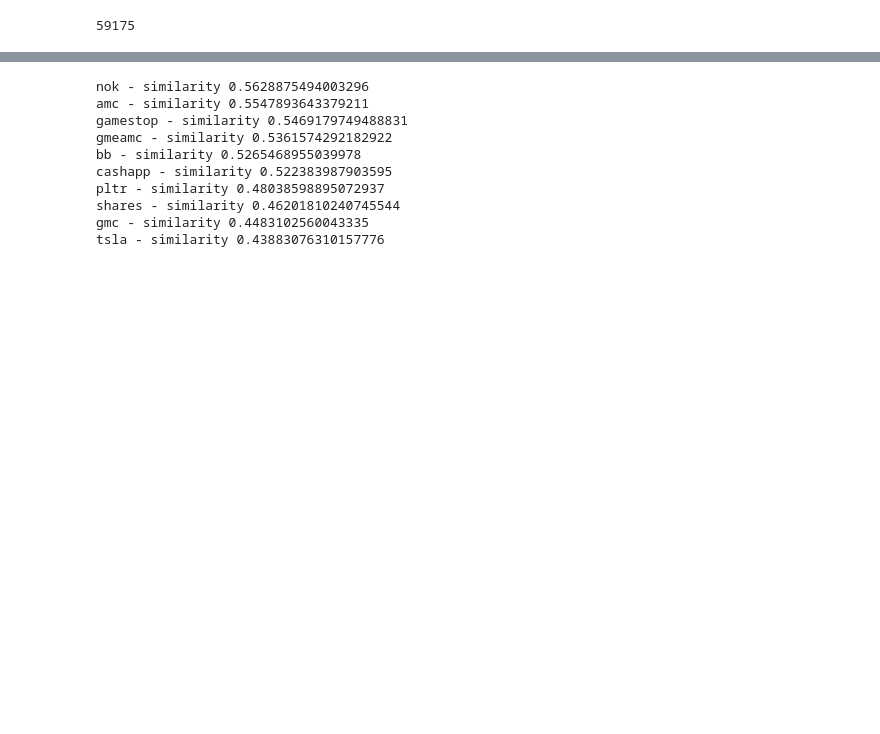
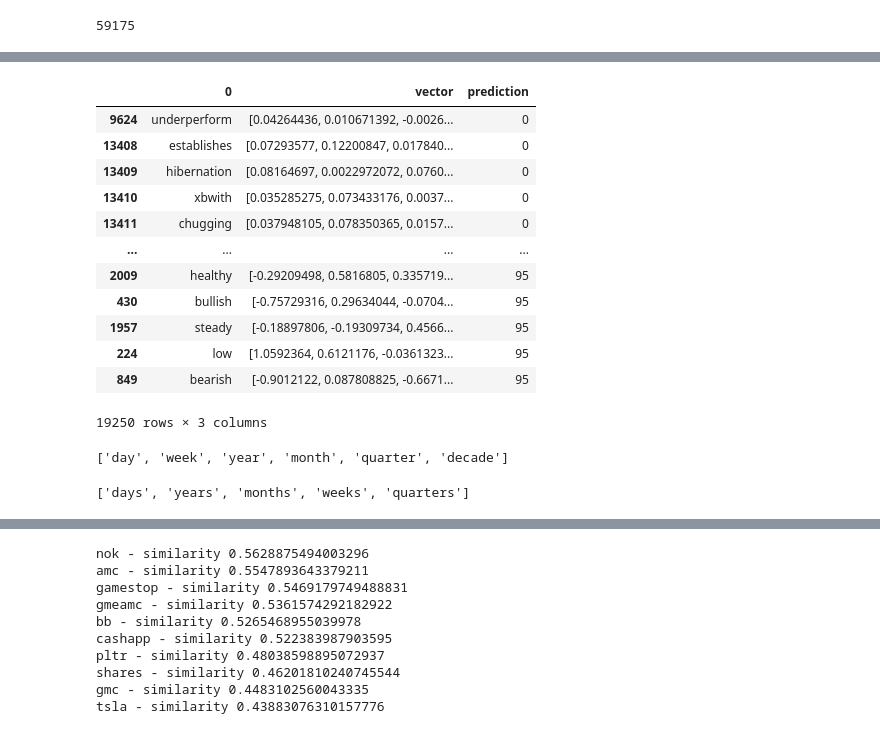
Before and after one commit to ElleNajt/ErdosInstitute-SIG_Project, a Jupyter notebook: Feature_Design/word2vec Jason's edits.ipynb, the cells around one changed output, grey strips where cells are left out. Cells and saved outputs as stored; diff of their text form; code cells hidden in the pictures; blank space fills up the shorter version.

```diff
--- a/Feature_Design/word2vec Jason's edits.ipynb
+++ b/Feature_Design/word2vec Jason's edits.ipynb
@@ -115,0 +119,6 @@ def train_w2v(tokenized_text):
+# %%
+x = test_df[2]
+for sent in x:
+    for token in sent:
+        print(token)
+        print(token == "dd")
@@ -160,0 +294,9 @@ from sklearn.decomposition import PCA
+# %%
+
+## Trying clustering:
+
+
+X = np.vstack(corpus_df['vector'].to_numpy())
+model = KMeans(n_clusters= int(len(corpus_df)/200),verbose=1 )
+model.fit(X)
+corpus_df['prediction'] = model.predict(X)
@@ -160,0 +321,24 @@ from sklearn.decomposition import PCA
+# %%
+corpus_df.sort_values(by = 'prediction')
+# %% [output]
+|  | 0 | vector | prediction |
+| 9624 | underperform | [0.04264436, 0.010671392, -0.0026... | 0 |
+| 13408 | establishes | [0.07293577, 0.12200847, 0.017840... | 0 |
+| 13409 | hibernation | [0.08164697, 0.0022972072, 0.0760... | 0 |
+| 13410 | xbwith | [0.035285275, 0.073433176, 0.0037... | 0 |
+| 13411 | chugging | [0.037948105, 0.078350365, 0.0157... | 0 |
+| ... | ... | ... | ... |
+| 2009 | healthy | [-0.29209498, 0.5816805, 0.335719... | 95 |
+| 430 | bullish | [-0.75729316, 0.29634044, -0.0704... | 95 |
+| 1957 | steady | [-0.18897806, -0.19309734, 0.4566... | 95 |
+| 224 | low | [1.0592364, 0.6121176, -0.0361323... | 95 |
+| 849 | bearish | [-0.9012122, 0.087808825, -0.6671... | 95 |
+19250 rows × 3 columns
+# %%
+list(corpus_df[corpus_df.prediction == 89][0])
+# %% [output]
+['day', 'week', 'year', 'month', 'quarter', 'decade']
+# %%
+list(corpus_df[corpus_df.prediction == 43][0])
+# %% [output]
+['days', 'years', 'months', 'weeks', 'quarters']
```
Also changed, not shown: parts of 35 cells of this notebook, 3 other files.
